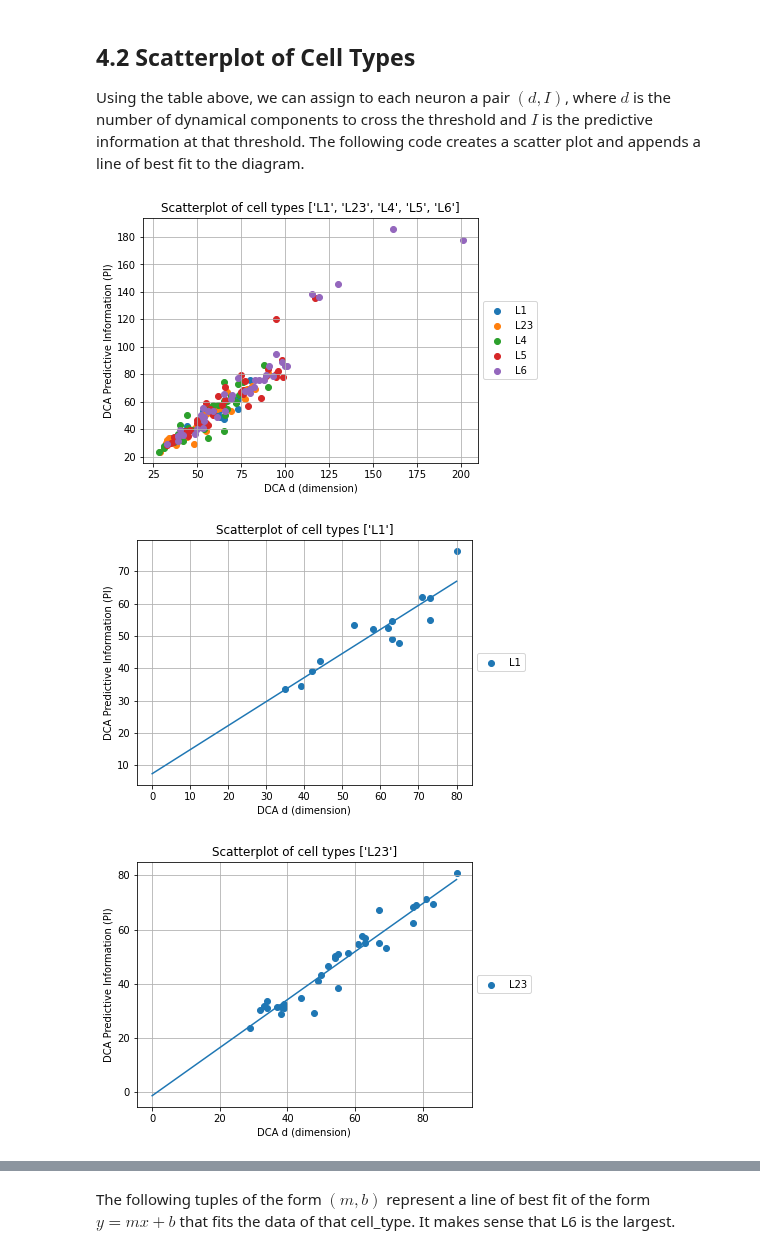
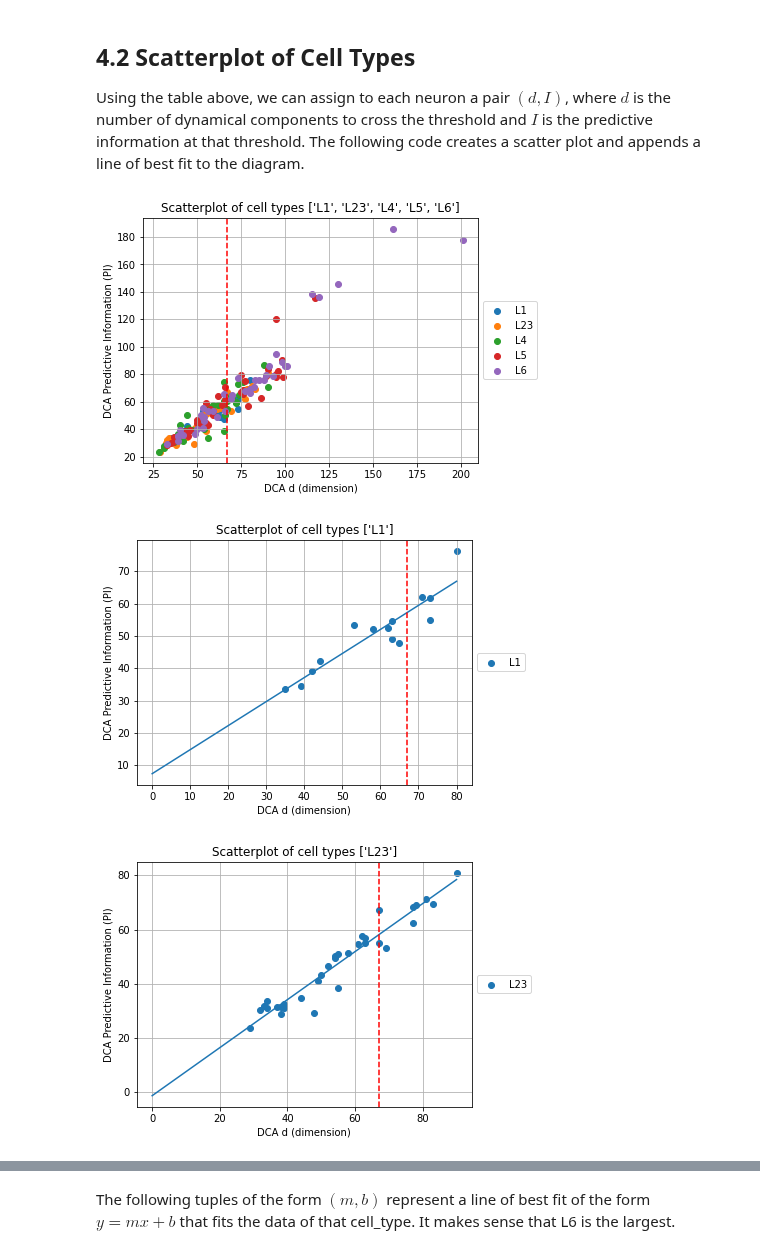
Before and after one commit to sushanthkumar2004/single-neuron-complexity, a Jupyter notebook: DCA_Graphs_and_Analysis.ipynb, the cells around one changed output, grey strips where cells are left out. Saved outputs shown, nothing was run; the diff lists cells and outputs as text; code cells hidden in the pictures.

```diff
--- a/DCA_Graphs_and_Analysis.ipynb
+++ b/DCA_Graphs_and_Analysis.ipynb
@@ -976,33 +976,37 @@ def generate_scatter_plot_DCA_vs_PI_by_type(cell_types_to_plot, normalizer='unno
             data_cell_type = DCA_THRESHOLD_PER_CELL_MAXAVG[DCA_THRESHOLD_PER_CELL_MAXAVG['cell_type'] == cell_type]
         plt.scatter(data_cell_type['dca_level'], data_cell_type['pi'], label=cell_type)
         max_dca = max(data_cell_type['dca_level'].max(), max_dca)
         colors_to_use.append(plt.gca().collections[-1].get_facecolor())
 
     color_index = 0
     if show_line_best_fit:
         for cell_type in cell_types_to_plot:
             m, b = line_of_best_fit(cell_type, normalizer=normalizer)
             x_plt = np.linspace(0, max_dca, 300)
             plt.plot(x_plt, m * x_plt + b, color=colors_to_use[color_index])
             color_index += 1
 
     plt.title('Scatterplot of cell types ' + str(cell_types_to_plot))
     plt.xlabel('DCA d (dimension)')
     if normalizer == 'unnorm':
         plt.ylabel('DCA Predictive Information (PI)')
     elif normalizer == 'maxavg':
         plt.ylabel('DCA Relative Predictive Information (PI)')
     plt.legend(loc='center left', bbox_to_anchor=(1, 0.5))
+
+    # DC LEVEL OF 67
+    plt.axvline(x=67, color='red', linestyle='--')
+
     plt.grid(True)
     plt.show()
 
 generate_scatter_plot_DCA_vs_PI_by_type(['L1', 'L23', 'L4', 'L5', 'L6'], show_line_best_fit=False)
 generate_scatter_plot_DCA_vs_PI_by_type(['L1'], show_line_best_fit=True)
 generate_scatter_plot_DCA_vs_PI_by_type(['L23'], show_line_best_fit=True)
 generate_scatter_plot_DCA_vs_PI_by_type(['L4'], show_line_best_fit=True)
 generate_scatter_plot_DCA_vs_PI_by_type(['L5'], show_line_best_fit=True)
 generate_scatter_plot_DCA_vs_PI_by_type(['L6'], show_line_best_fit=True)
 # %% [output]
-[figure, old version]
+[figure, new version]
-[figure, old version]
+[figure, new version]
-[figure, old version]
+[figure, new version]
```
Also changed, not shown: parts of 1 cell of this notebook, 1 other file.
